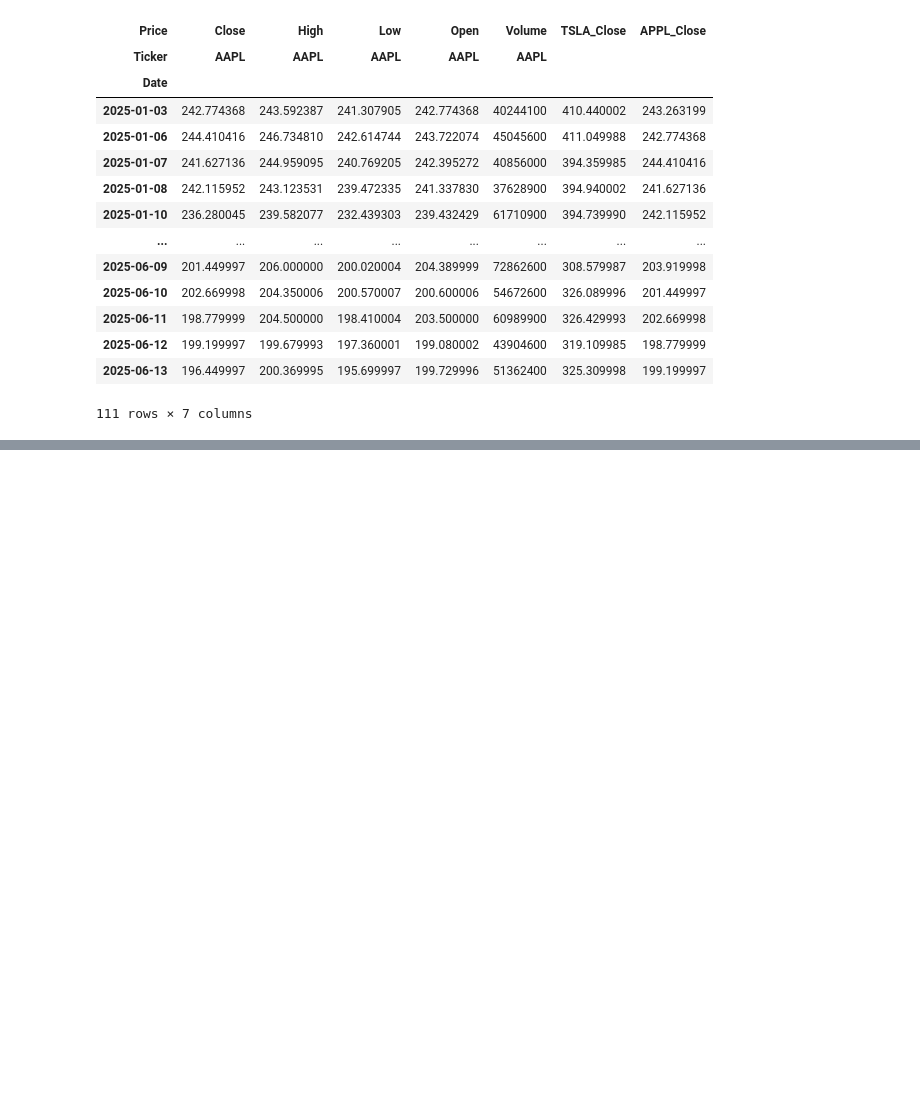
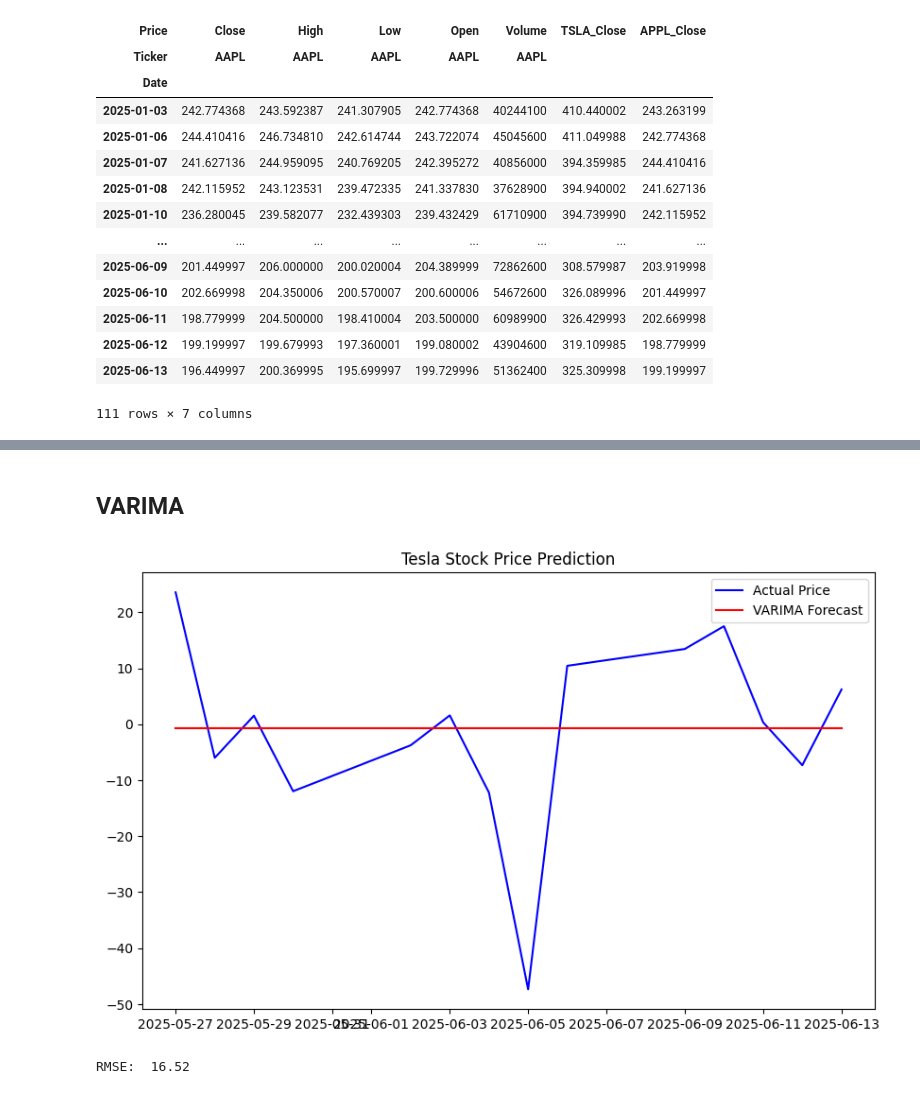
Before and after one commit to itzuditsharma/Time-Series-Analysis, a Jupyter notebook: 01_Temporal_Components.ipynb, the cells around one changed output, grey strips where cells are left out. Saved outputs shown, nothing was run; the diff lists cells and outputs as text; code cells hidden in the pictures; blank space fills up the shorter version.

```diff
--- a/01_Temporal_Components.ipynb
+++ b/01_Temporal_Components.ipynb
@@ -744,0 +816,23 @@ stock_data
+# %% [markdown]
+## VARIMA
+# %%
+# VARIMA
+model = VARMAX(train_data, order = (14,14))
+result = model.fit()
+predictions = result.predict(
+    start=len(train_data),
+    end=len(train_data) + len(test_data)-1,
+    dynamic=False)
+plt.figure(figsize=(10,6))
+plt.plot(test_data.index, test_data['TSLA_Close'], label='Actual Price', color='blue')
+plt.plot(test_data.index, predictions['TSLA_Close'], label='VARIMA Forecast', color='red')
+plt.legend()
+plt.title('Tesla Stock Price Prediction')
+plt.show()
+
+# evaluating model using RMSE score
+rmse = round(np.sqrt(mean_squared_error(test_data['TSLA_Close'], predictions['TSLA_Close'])),2)
+print('RMSE: ',rmse)
+# %% [output]
+[figure, added]
+RMSE:  16.52
```
Also changed, not shown: parts of 9 cells of this notebook.
